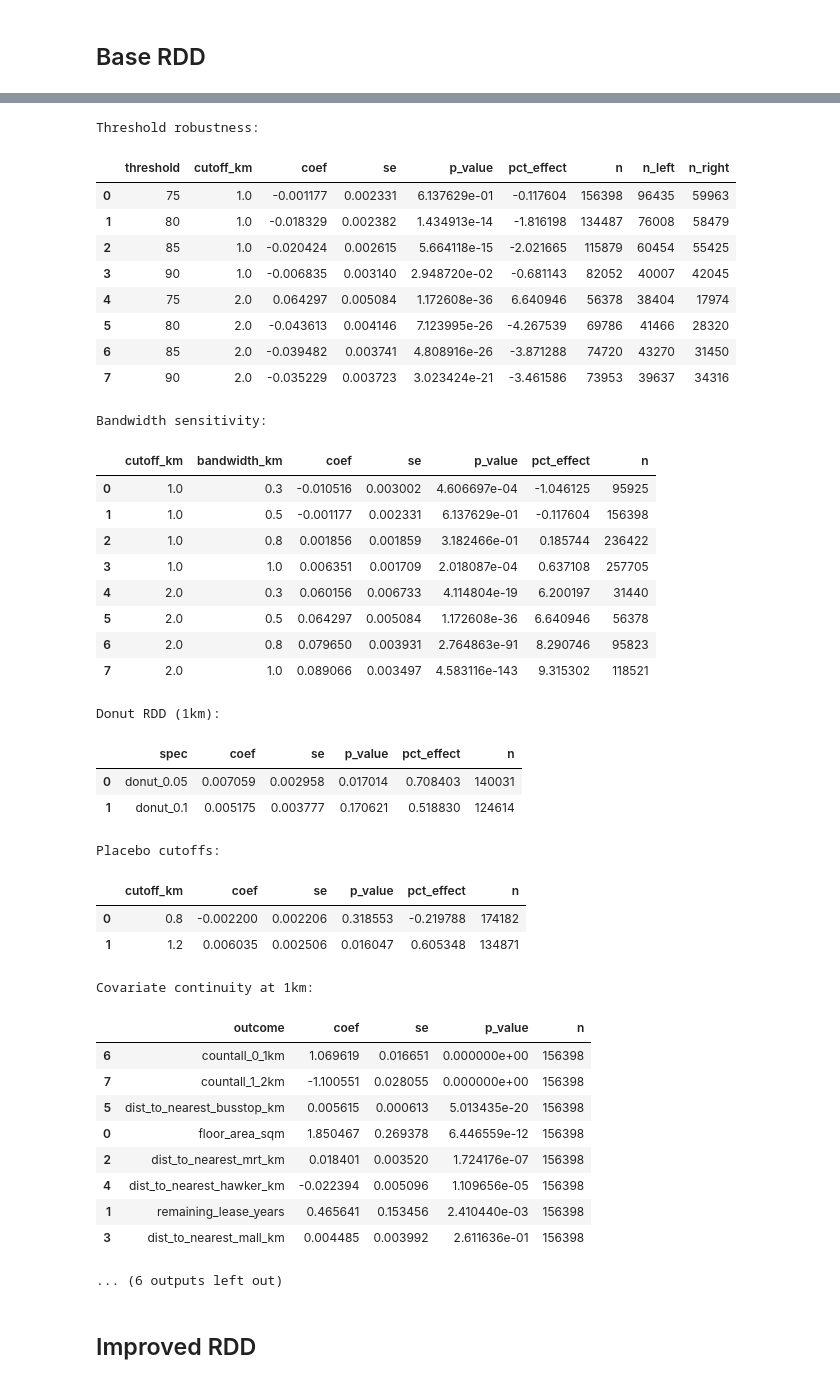
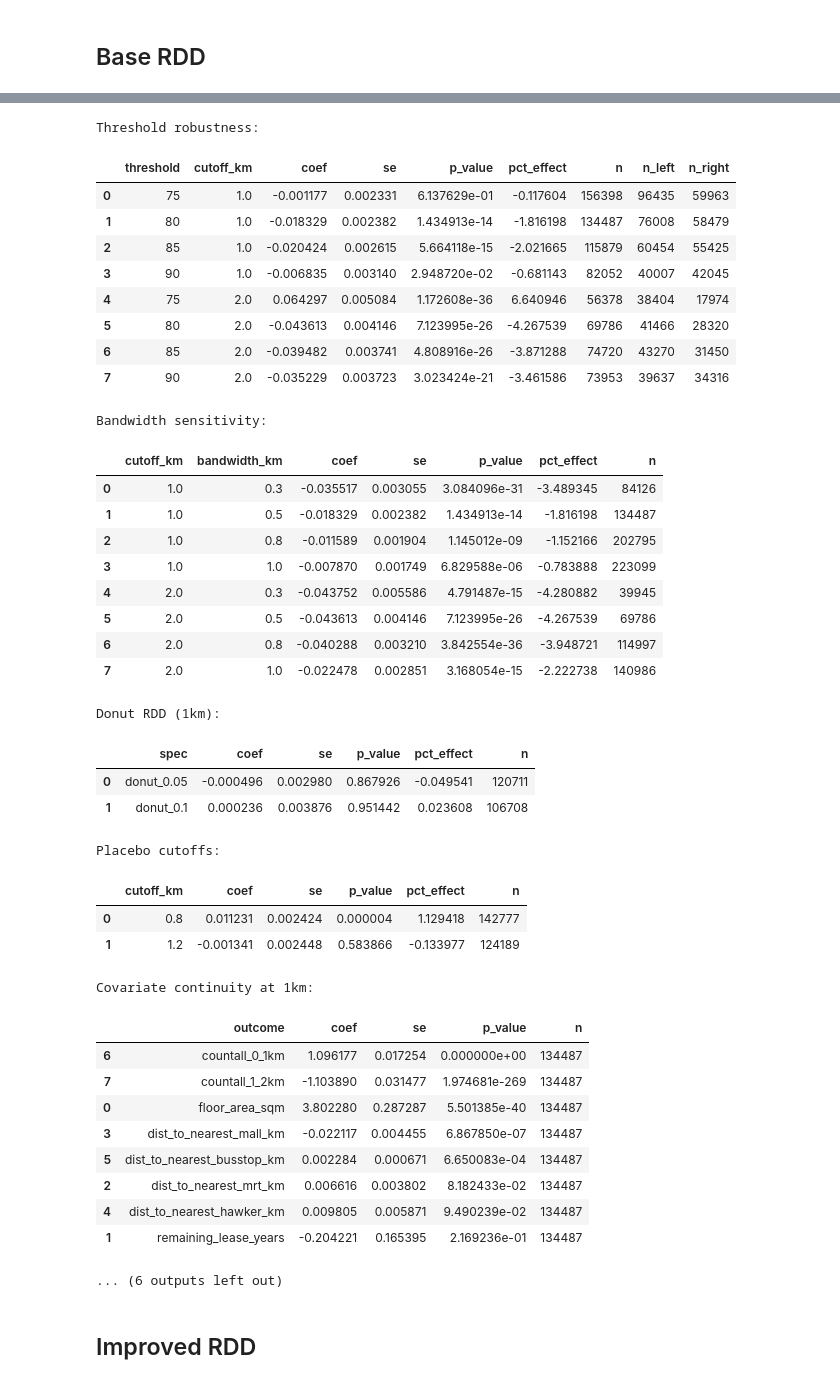
Before and after one commit to KeaganLai/DSA4264-Public-Policy-and-Society, a Jupyter notebook: src/rdd.ipynb, the cells around one changed output, grey strips where cells are left out. Drawn from its saved outputs; the diff is of its cells as text; code cells hidden in the pictures.

```diff
--- a/src/rdd.ipynb
+++ b/src/rdd.ipynb
@@ -514,11 +514,11 @@ for cutoff in CUTOFFS:
     ring_lower = RING_LOWER_2KM if cutoff == 2.0 else None
 
     main_rows.append(run_rdd_spec(
-        data=df, threshold=75, cutoff=cutoff, bw=MAIN_BW, poly_order=1,
+        data=df, threshold=80, cutoff=cutoff, bw=MAIN_BW, poly_order=1,
         extra_formula=None, donut_km=0.0, ring_lower_km=ring_lower, spec_name="main_minimal"
     ))
     main_rows.append(run_rdd_spec(
-        data=df, threshold=75, cutoff=cutoff, bw=MAIN_BW, poly_order=1,
+        data=df, threshold=80, cutoff=cutoff, bw=MAIN_BW, poly_order=1,
         extra_formula=ADJUSTED_FORMULA, donut_km=0.0, ring_lower_km=ring_lower, spec_name="main_adjusted"
     ))
 
@@ -557,7 +557,7 @@ for cutoff in CUTOFFS:
     ring_lower = RING_LOWER_2KM if cutoff == 2.0 else None
     for bw in BW_GRID:
         bw_rows.append(run_rdd_spec(
-            data=df, threshold=75, cutoff=cutoff, bw=bw, poly_order=1,
+            data=df, threshold=80, cutoff=cutoff, bw=bw, poly_order=1,
             extra_formula=None, donut_km=0.0, ring_lower_km=ring_lower, spec_name=f"bw_{bw}"
         ))
 bw_results = pd.DataFrame(bw_rows)
@@ -566,7 +566,7 @@ bw_results.to_csv(OUT_DIR / "rdd_bandwidth_sensitivity.csv", index=False)
 donut_rows = []
 for d in DONUT_GRID:
     donut_rows.append(run_rdd_spec(
-        data=df, threshold=75, cutoff=1.0, bw=MAIN_BW, poly_order=1,
+        data=df, threshold=80, cutoff=1.0, bw=MAIN_BW, poly_order=1,
         extra_formula=None, donut_km=d, ring_lower_km=None, spec_name=f"donut_{d}"
     ))
 donut_results = pd.DataFrame(donut_rows)
@@ -575,7 +575,7 @@ donut_results.to_csv(OUT_DIR / "rdd_donut_results.csv", index=False)
 placebo_rows = []
 for fake_cutoff in PLACEBO_CUTOFFS:
     placebo_rows.append(run_rdd_spec(
-        data=df, threshold=75, cutoff=fake_cutoff, bw=MAIN_BW, poly_order=1,
+        data=df, threshold=80, cutoff=fake_cutoff, bw=MAIN_BW, poly_order=1,
         extra_formula=None, donut_km=0.0, ring_lower_km=None, spec_name=f"placebo_{fake_cutoff}"
     ))
 placebo_results = pd.DataFrame(placebo_rows)
@@ -609,7 +609,7 @@ balance_covariates = [c for c in balance_covariates if c in df.columns]
 balance_rows = []
 for cov in balance_covariates:
     balance_rows.append(run_rdd_spec(
-        data=df, threshold=75, cutoff=1.0, outcome=cov, bw=MAIN_BW, poly_order=1,
+        data=df, threshold=80, cutoff=1.0, outcome=cov, bw=MAIN_BW, poly_order=1,
         extra_formula=None, donut_km=0.0, ring_lower_km=None, spec_name=f"balance_{cov}"
     ))
 balance_results = pd.DataFrame(balance_rows)
@@ -617,8 +617,8 @@ balance_results.to_csv(OUT_DIR / "rdd_covariate_balance.csv", index=False)
 
 density_rows = []
 for cutoff in [1.0, 2.0]:
-    density_rows.append(simple_density_proxy(df, threshold=75, cutoff=cutoff, window=0.05))
-    density_rows.append(simple_density_proxy(df, threshold=75, cutoff=cutoff, window=0.10))
+    density_rows.append(simple_density_proxy(df, threshold=80, cutoff=cutoff, window=0.05))
+    density_rows.append(simple_density_proxy(df, threshold=80, cutoff=cutoff, window=0.10))
 density_results = pd.DataFrame(density_rows)
 density_results.to_csv(OUT_DIR / "rdd_density_proxy.csv", index=False)
 
@@ -632,7 +632,7 @@ display(density_results.sort_values(["cutoff_km", "window_km"]))
 # 5) Optional rdrobust cross-check
 rdrobust_rows = []
 for cutoff in CUTOFFS:
-    out = try_rdrobust(df, threshold=75, cutoff=cutoff, outcome=OUTCOME)
+    out = try_rdrobust(df, threshold=80, cutoff=cutoff, outcome=OUTCOME)
     if out is not None:
         rdrobust_rows.append(out)
 
@@ -647,12 +647,12 @@ else:
 
 # 6) Plots + summary markdown
 plot_rdd_binned(
-    data=df, threshold=75, cutoff=1.0, bw=MAIN_BW, outcome=OUTCOME, bins=40,
-    save_path=OUT_DIR / "rdd_plot_threshold75_cutoff1km.png",
+    data=df, threshold=80, cutoff=1.0, bw=MAIN_BW, outcome=OUTCOME, bins=40,
+    save_path=OUT_DIR / "rdd_plot_threshold80_cutoff1km.png",
 )
 plot_rdd_binned(
-    data=df, threshold=75, cutoff=2.0, bw=MAIN_BW, outcome=OUTCOME, bins=40,
-    save_path=OUT_DIR / "rdd_plot_threshold75_cutoff2km.png",
+    data=df, threshold=80, cutoff=2.0, bw=MAIN_BW, outcome=OUTCOME, bins=40,
+    save_path=OUT_DIR / "rdd_plot_threshold80_cutoff2km.png",
 )
 
 summary_lines = []
@@ -662,7 +662,7 @@ summary_lines.append(f"Data source: {data_path}")
 summary_lines.append(f"Outcome: {OUTCOME}")
 summary_lines.append(f"Main bandwidth: {MAIN_BW} km")
 summary_lines.append("")
-summary_lines.append("## Main specs (threshold=75)")
+summary_lines.append("## Main specs (threshold=80)")
 
 for _, row in main_results.sort_values(["cutoff_km", "spec"]).iterrows():
     summary_lines.append(
@@ -702,41 +702,41 @@ Main RDD results:
 Threshold robustness:
 |  | threshold | cutoff_km | coef | se | p_value | pct_effect | n | n_left | n_right |
 | 0 | 75 | 1.0 | -0.001177 | 0.002331 | 6.137629e-01 | -0.117604 | 156398 | 96435 | 59963 |
 | 1 | 80 | 1.0 | -0.018329 | 0.002382 | 1.434913e-14 | -1.816198 | 134487 | 76008 | 58479 |
 | 2 | 85 | 1.0 | -0.020424 | 0.002615 | 5.664118e-15 | -2.021665 | 115879 | 60454 | 55425 |
 | 3 | 90 | 1.0 | -0.006835 | 0.003140 | 2.948720e-02 | -0.681143 | 82052 | 40007 | 42045 |
 | 4 | 75 | 2.0 | 0.064297 | 0.005084 | 1.172608e-36 | 6.640946 | 56378 | 38404 | 17974 |
 | 5 | 80 | 2.0 | -0.043613 | 0.004146 | 7.123995e-26 | -4.267539 | 69786 | 41466 | 28320 |
 | 6 | 85 | 2.0 | -0.039482 | 0.003741 | 4.808916e-26 | -3.871288 | 74720 | 43270 | 31450 |
 | 7 | 90 | 2.0 | -0.035229 | 0.003723 | 3.023424e-21 | -3.461586 | 73953 | 39637 | 34316 |
 Bandwidth sensitivity:
 |  | cutoff_km | bandwidth_km | coef | se | p_value | pct_effect | n |
-| 0 | 1.0 | 0.3 | -0.010516 | 0.003002 | 4.606697e-04 | -1.046125 | 95925 |
-| 1 | 1.0 | 0.5 | -0.001177 | 0.002331 | 6.137629e-01 | -0.117604 | 156398 |
-| 2 | 1.0 | 0.8 | 0.001856 | 0.001859 | 3.182466e-01 | 0.185744 | 236422 |
-| 3 | 1.0 | 1.0 | 0.006351 | 0.001709 | 2.018087e-04 | 0.637108 | 257705 |
-| 4 | 2.0 | 0.3 | 0.060156 | 0.006733 | 4.114804e-19 | 6.200197 | 31440 |
-| 5 | 2.0 | 0.5 | 0.064297 | 0.005084 | 1.172608e-36 | 6.640946 | 56378 |
-| 6 | 2.0 | 0.8 | 0.079650 | 0.003931 | 2.764863e-91 | 8.290746 | 95823 |
-| 7 | 2.0 | 1.0 | 0.089066 | 0.003497 | 4.583116e-143 | 9.315302 | 118521 |
+| 0 | 1.0 | 0.3 | -0.035517 | 0.003055 | 3.084096e-31 | -3.489345 | 84126 |
+| 1 | 1.0 | 0.5 | -0.018329 | 0.002382 | 1.434913e-14 | -1.816198 | 134487 |
+| 2 | 1.0 | 0.8 | -0.011589 | 0.001904 | 1.145012e-09 | -1.152166 | 202795 |
+| 3 | 1.0 | 1.0 | -0.007870 | 0.001749 | 6.829588e-06 | -0.783888 | 223099 |
+| 4 | 2.0 | 0.3 | -0.043752 | 0.005586 | 4.791487e-15 | -4.280882 | 39945 |
+| 5 | 2.0 | 0.5 | -0.043613 | 0.004146 | 7.123995e-26 | -4.267539 | 69786 |
+| 6 | 2.0 | 0.8 | -0.040288 | 0.003210 | 3.842554e-36 | -3.948721 | 114997 |
+| 7 | 2.0 | 1.0 | -0.022478 | 0.002851 | 3.168054e-15 | -2.222738 | 140986 |
 Donut RDD (1km):
 |  | spec | coef | se | p_value | pct_effect | n |
-| 0 | donut_0.05 | 0.007059 | 0.002958 | 0.017014 | 0.708403 | 140031 |
-| 1 | donut_0.1 | 0.005175 | 0.003777 | 0.170621 | 0.518830 | 124614 |
+| 0 | donut_0.05 | -0.000496 | 0.002980 | 0.867926 | -0.049541 | 120711 |
+| 1 | donut_0.1 | 0.000236 | 0.003876 | 0.951442 | 0.023608 | 106708 |
 Placebo cutoffs:
 |  | cutoff_km | coef | se | p_value | pct_effect | n |
-| 0 | 0.8 | -0.002200 | 0.002206 | 0.318553 | -0.219788 | 174182 |
-| 1 | 1.2 | 0.006035 | 0.002506 | 0.016047 | 0.605348 | 134871 |
+| 0 | 0.8 | 0.011231 | 0.002424 | 0.000004 | 1.129418 | 142777 |
+| 1 | 1.2 | -0.001341 | 0.002448 | 0.583866 | -0.133977 | 124189 |
 Covariate continuity at 1km:
 |  | outcome | coef | se | p_value | n |
-| 6 | countall_0_1km | 1.069619 | 0.016651 | 0.000000e+00 | 156398 |
-| 7 | countall_1_2km | -1.100551 | 0.028055 | 0.000000e+00 | 156398 |
-| 5 | dist_to_nearest_busstop_km | 0.005615 | 0.000613 | 5.013435e-20 | 156398 |
-| 0 | floor_area_sqm | 1.850467 | 0.269378 | 6.446559e-12 | 156398 |
-| 2 | dist_to_nearest_mrt_km | 0.018401 | 0.003520 | 1.724176e-07 | 156398 |
-| 4 | dist_to_nearest_hawker_km | -0.022394 | 0.005096 | 1.109656e-05 | 156398 |
-| 1 | remaining_lease_years | 0.465641 | 0.153456 | 2.410440e-03 | 156398 |
-| 3 | dist_to_nearest_mall_km | 0.004485 | 0.003992 | 2.611636e-01 | 156398 |
+| 6 | countall_0_1km | 1.096177 | 0.017254 | 0.000000e+00 | 134487 |
+| 7 | countall_1_2km | -1.103890 | 0.031477 | 1.974681e-269 | 134487 |
+| 0 | floor_area_sqm | 3.802280 | 0.287287 | 5.501385e-40 | 134487 |
+| 3 | dist_to_nearest_mall_km | -0.022117 | 0.004455 | 6.867850e-07 | 134487 |
+| 5 | dist_to_nearest_busstop_km | 0.002284 | 0.000671 | 6.650083e-04 | 134487 |
+| 2 | dist_to_nearest_mrt_km | 0.006616 | 0.003802 | 8.182433e-02 | 134487 |
+| 4 | dist_to_nearest_hawker_km | 0.009805 | 0.005871 | 9.490239e-02 | 134487 |
+| 1 | remaining_lease_years | -0.204221 | 0.165395 | 2.169236e-01 | 134487 |
 ... (6 outputs left out)
 # %% [markdown]
 ## Improved RDD
```
Also changed, not shown: parts of 2 cells of this notebook, 15 other files.
